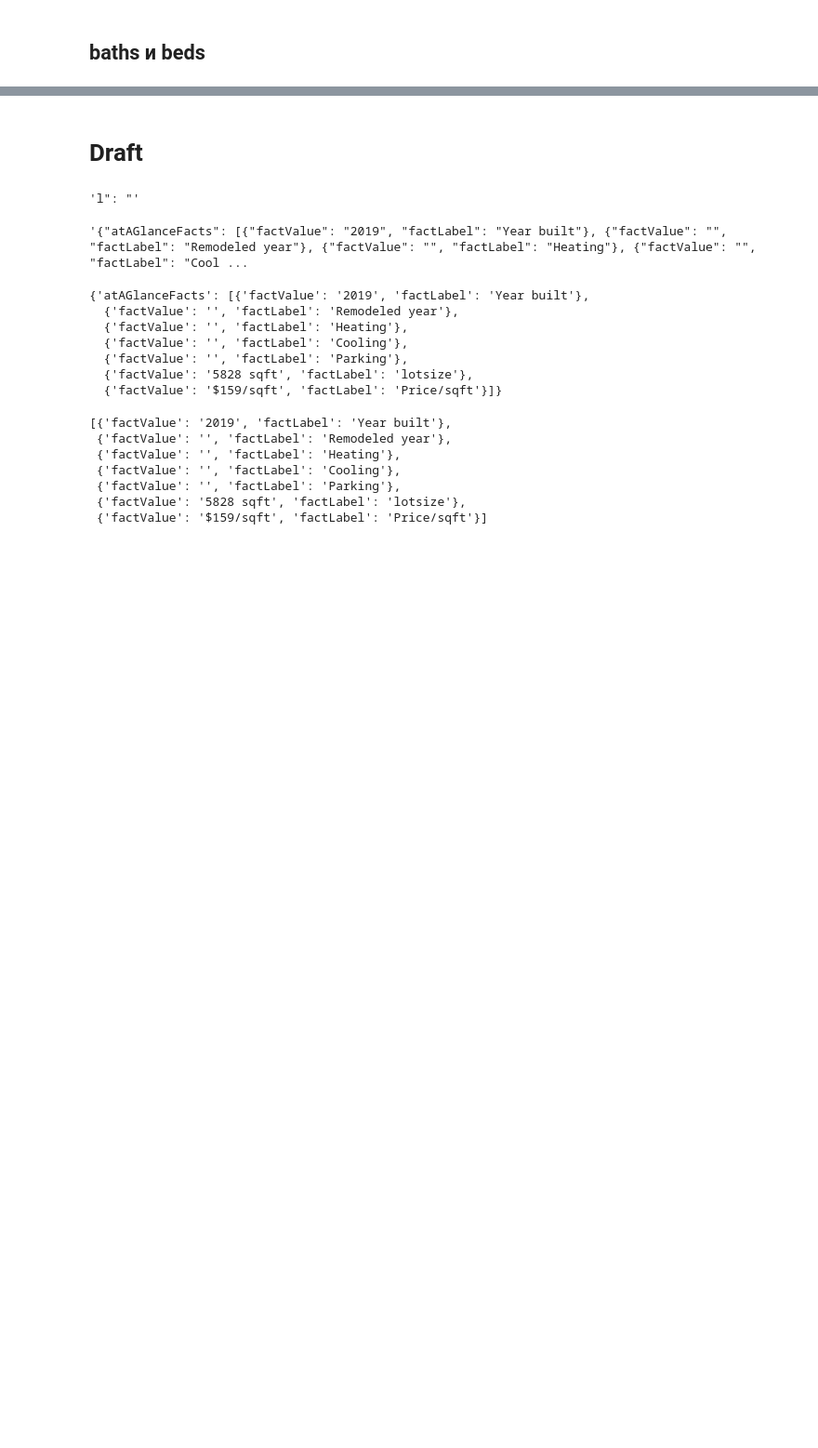
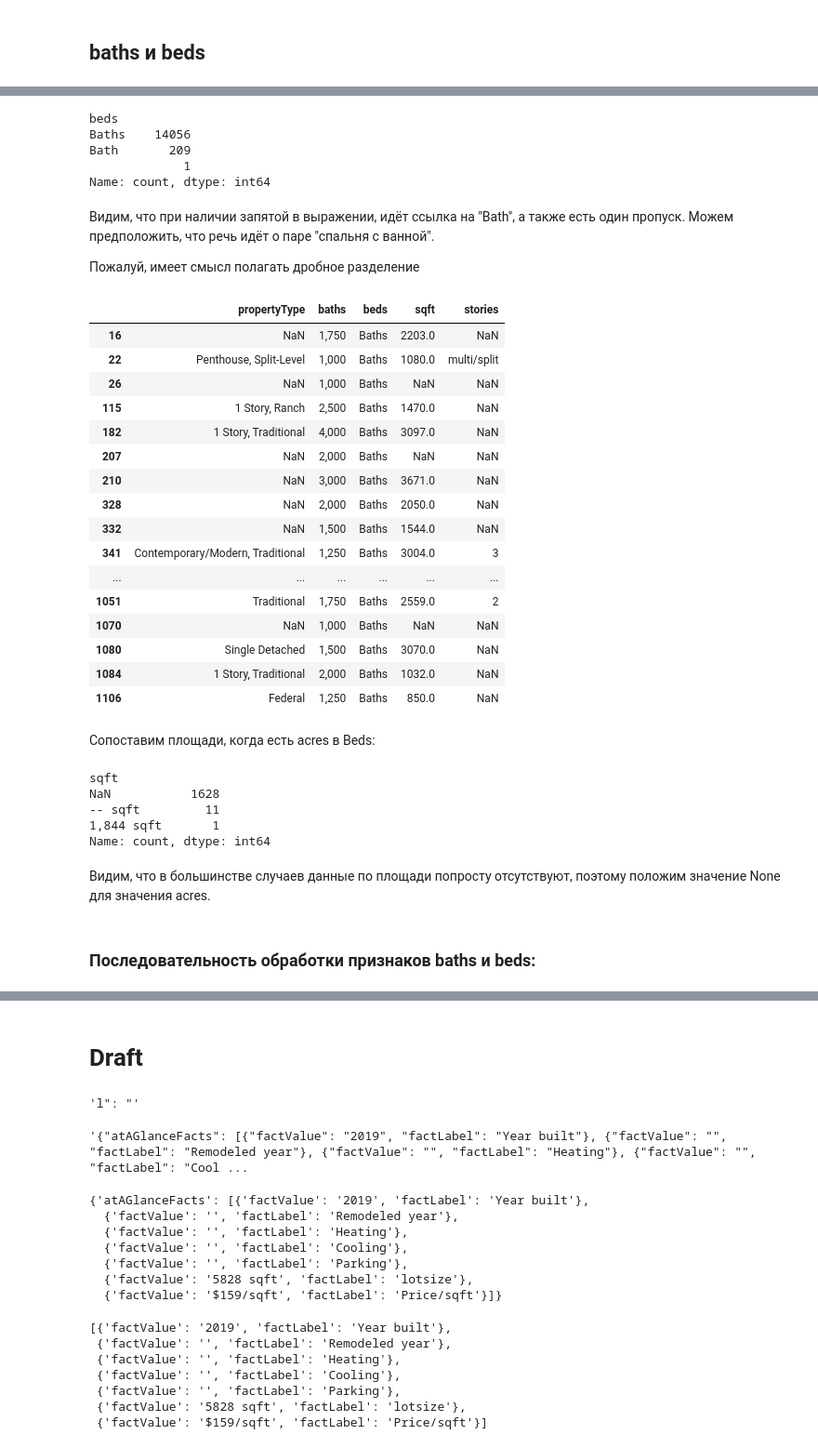
Before and after one commit to mvulf/housing_cost, a Jupyter notebook: notebooks/1.0-mv-data-understanding.ipynb, the cells around one changed output, grey strips where cells are left out. Shown: that part at 93% size. Drawn from its saved outputs; the diff is of its cells as text; code cells hidden in the pictures; blank space fills up the shorter version.

```diff
--- a/notebooks/1.0-mv-data-understanding.ipynb
+++ b/notebooks/1.0-mv-data-understanding.ipynb
@@ -772,0 +857,47 @@ Name: stories_num, dtype: float64
+# %%
+df[df['baths'].str.contains(',', na=False)]['beds'].value_counts()
+# %% [output]
+beds
+Baths    14056
+Bath       209
+             1
+Name: count, dtype: int64
+# %% [markdown]
+Видим, что при наличии запятой в выражении, идёт ссылка на "Bath", а также есть один пропуск.
+Можем предположить, что речь идёт о паре "спальня с ванной".
+
+Пожалуй, имеет смысл полагать дробное разделение
+# %%
+df[df['baths'].str.contains(',', na=False)][['propertyType', 'baths', 'beds', 'sqft', 'stories']].head(40)
+# %% [output]
+|  | propertyType | baths | beds | sqft | stories |
+| 16 | NaN | 1,750 | Baths | 2203.0 | NaN |
+| 22 | Penthouse, Split-Level | 1,000 | Baths | 1080.0 | multi/split |
+| 26 | NaN | 1,000 | Baths | NaN | NaN |
+| 115 | 1 Story, Ranch | 2,500 | Baths | 1470.0 | NaN |
+| 182 | 1 Story, Traditional | 4,000 | Baths | 3097.0 | NaN |
+| 207 | NaN | 2,000 | Baths | NaN | NaN |
+| 210 | NaN | 3,000 | Baths | 3671.0 | NaN |
+| 328 | NaN | 2,000 | Baths | 2050.0 | NaN |
+| 332 | NaN | 1,500 | Baths | 1544.0 | NaN |
+| 341 | Contemporary/Modern, Traditional | 1,250 | Baths | 3004.0 | 3 |
+| ... | ... | ... | ... | ... | ... |
+| 1051 | Traditional | 1,750 | Baths | 2559.0 | 2 |
+| 1070 | NaN | 1,000 | Baths | NaN | NaN |
+| 1080 | Single Detached | 1,500 | Baths | 3070.0 | NaN |
+| 1084 | 1 Story, Traditional | 2,000 | Baths | 1032.0 | NaN |
+| 1106 | Federal | 1,250 | Baths | 850.0 | NaN |
+# %% [markdown]
+Сопоставим площади, когда есть acres в Beds:
+# %%
+raw_df[raw_df['beds'].str.contains('acre', na=False)]['sqft'].value_counts(dropna=False)
+# %% [output]
+sqft
+NaN           1628
+-- sqft         11
+1,844 sqft       1
+Name: count, dtype: int64
+# %% [markdown]
+Видим, что в большинстве случаев данные по площади попросту отсутствуют, поэтому положим значение None для значения acres.
+# %% [markdown]
+### Последовательность обработки признаков baths и beds:
```
Also changed, not shown: parts of 10 cells of this notebook, 1 other file.
